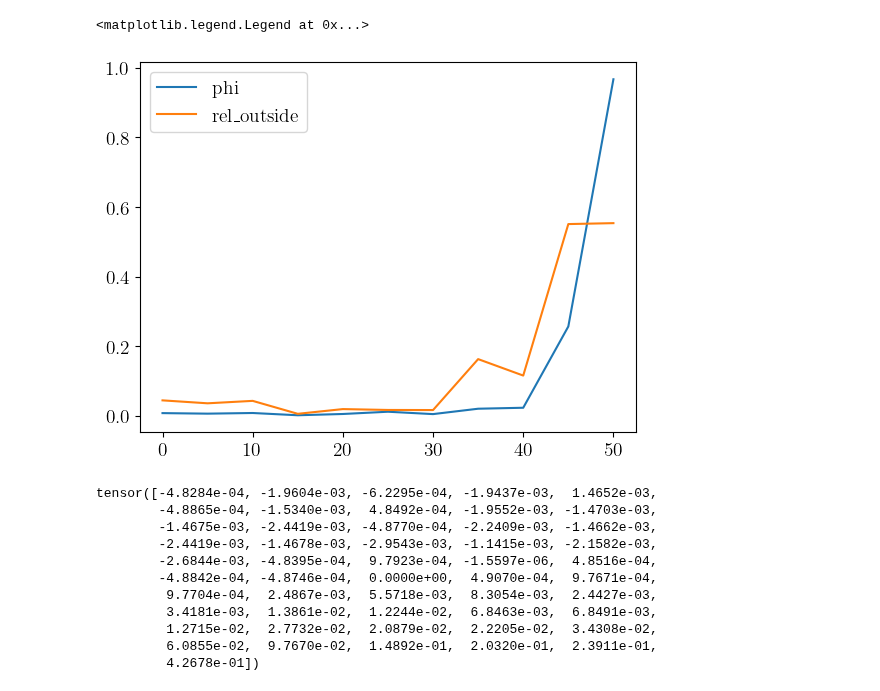
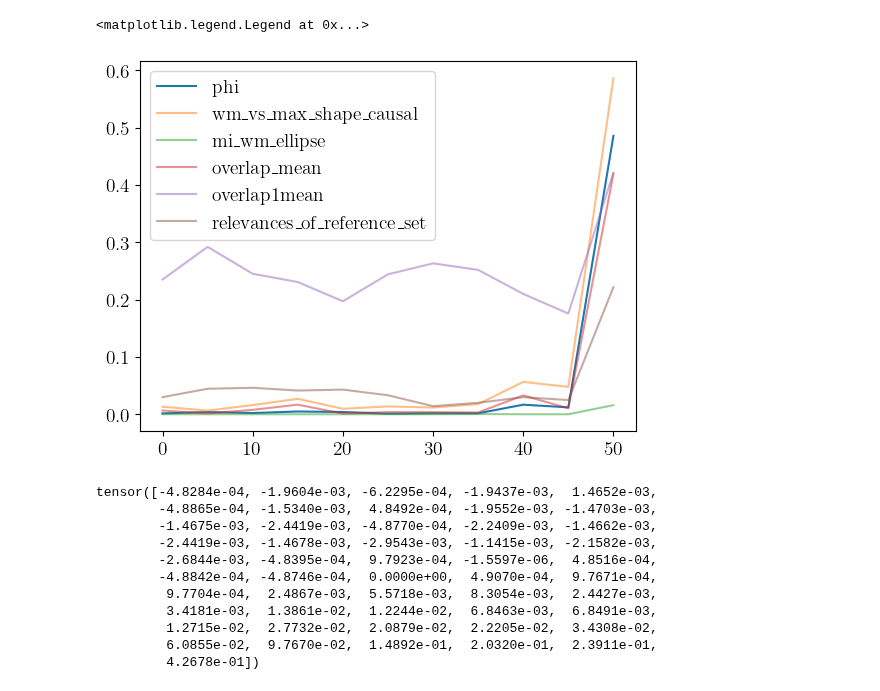
Before and after one commit to lillijo/xai-evaluation-master-thesis, a Jupyter notebook: experiments/test_out_measures.ipynb, the cells around one changed output. Drawn from its saved outputs; the diff is of its cells as text; code cells hidden in the pictures.

Commit message:
try measures and clean up script

```diff
--- a/experiments/test_out_measures.ipynb
+++ b/experiments/test_out_measures.ipynb
@@ -42,0 +176,13 @@ ms = AllMeasures(
+# %%
+b, num_it = 50, 2
+
+model_name = f"{experiment_name}_{to_name(biases[b], num_it)}"
+model = load_model(model_path, biases[b], num_it, model_type)
+crpa = CRPAttribution(model, relsetds, model_path, model_name)
+filename = f"outputs/{experiment_name}/{b}_{num_it}.gz"
+with gzip.open(filename, mode="rb") as f:
+    r_m_info = pickle.load(f)
+rels0 = r_m_info[2][:, 0].to(dtype=torch.float)
+rels1 = r_m_info[2][:, 1].to(dtype=torch.float)
+print(rels1.mean(dim=0), rels0.mean(dim=0))
+crpa.make_all_references(layer_name, range(8),relact="relevance")
@@ -512,19 +661,19 @@ with open("sizesRMAx.pickle", "wb") as f:
 # rels1.abs().mean(dim=(0)).tolist(), rels0.abs().mean(dim=(0)).tolist()
 # %%
 # TEST PLOT NORMALIZED VALUES TEST
-with open("sizesRMAx.pickle", "rb") as f:
+with open("sizesRelMax.pickle", "rb") as f:
     sizes = pickle.load(f)
-with gzip.open("all_measures_128_pred1.pickle", "rb") as f:
+with gzip.open(f"all_measures_{sample_set_size}_{experiment_name}.pickle", "rb") as f:
     per_sample = pickle.load(f)
 plt.plot(bias_arr, torch.mean(per_sample[bias_arr, num_it,:, 1], dim=1), label="phi")
-for meas in  [6]: #range(len(labels)): #
+for meas in   range(len(labels)): # [3,4,5,6]: #
     vals = np.array([a[meas] for a in sizes])
     #vals = vals / vals.max()
-    plt.plot(bias_arr, vals, label=labels[meas]) #, alpha=0.5, linestyle="dashed"
+    plt.plot(bias_arr, vals, label=labels[meas], alpha=0.5) #, alpha=0.5, linestyle="dashed"
 plt.legend()
 # %% [output]
 <matplotlib.legend.Legend at 0x...>
-[figure, old version]
+[figure, new version]
 # %%
 torch.mean(per_sample[:, :,:, 0], dim=(1,2))
 # %% [output]
```
Also changed, not shown: parts of 5 cells of this notebook, 4 other files.
